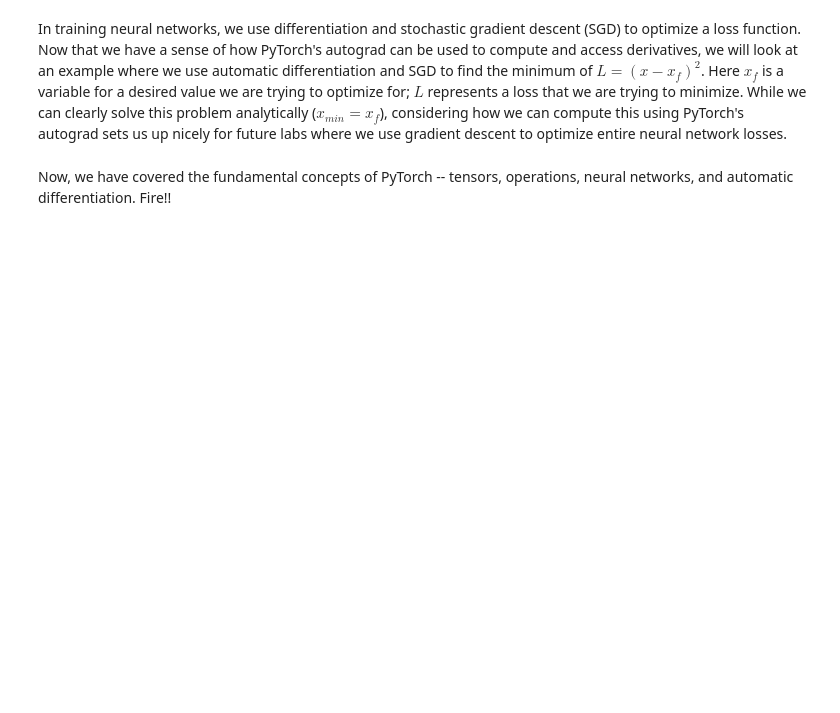
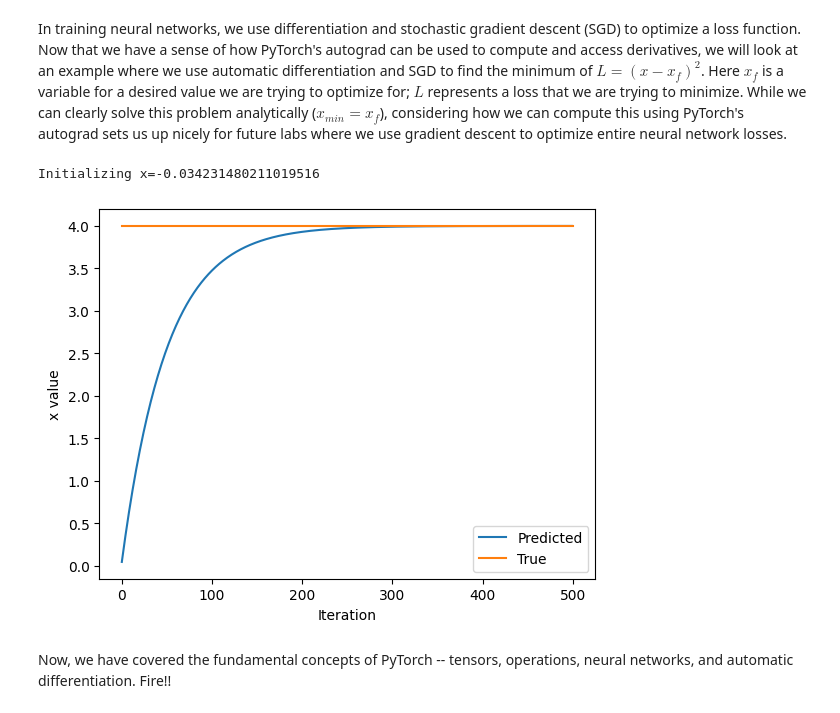
Before and after one commit to JamesBarnes23/MIT_DeepLearning, a Jupyter notebook: lab1/PT_Part1_Intro.ipynb, the cells around one changed output. Saved outputs shown, nothing was run; the diff lists cells and outputs as text; code cells hidden in the pictures; blank space fills up the shorter version.

```diff
--- a/lab1/PT_Part1_Intro.ipynb
+++ b/lab1/PT_Part1_Intro.ipynb
@@ -328,33 +346,36 @@ In training neural networks, we use differentiation and stochastic gradient desc
 x = torch.randn(1)
 print(f"Initializing x={x.item()}")
 
 learning_rate = 1e-2  # Learning rate
 history = []
 x_f = 4  # Target value
 
 
 # We will run gradient descent for a number of iterations. At each iteration, we compute the loss,
 #   compute the derivative of the loss with respect to x, and perform the update.
 for i in range(500):
     x = torch.tensor([x], requires_grad=True)
 
     # TODO: Compute the loss as the square of the difference between x and x_f
-    loss = # TODO
+    loss = (x_f - x) ** 2
 
     # Backpropagate through the loss to compute gradients
     loss.backward()
 
     # Update x with gradient descent
     x = x.item() - learning_rate * x.grad
 
     history.append(x.item())
 
 # Plot the evolution of x as we optimize toward x_f!
 plt.plot(history)
 plt.plot([0, 500], [x_f, x_f])
 plt.legend(('Predicted', 'True'))
 plt.xlabel('Iteration')
 plt.ylabel('x value')
 plt.show()
+# %% [output]
+Initializing x=-0.034231480211019516
+[figure, added]
 # %% [markdown]
 Now, we have covered the fundamental concepts of PyTorch -- tensors, operations, neural networks, and automatic differentiation. Fire!!
```
Also changed, not shown: parts of 8 cells of this notebook.
